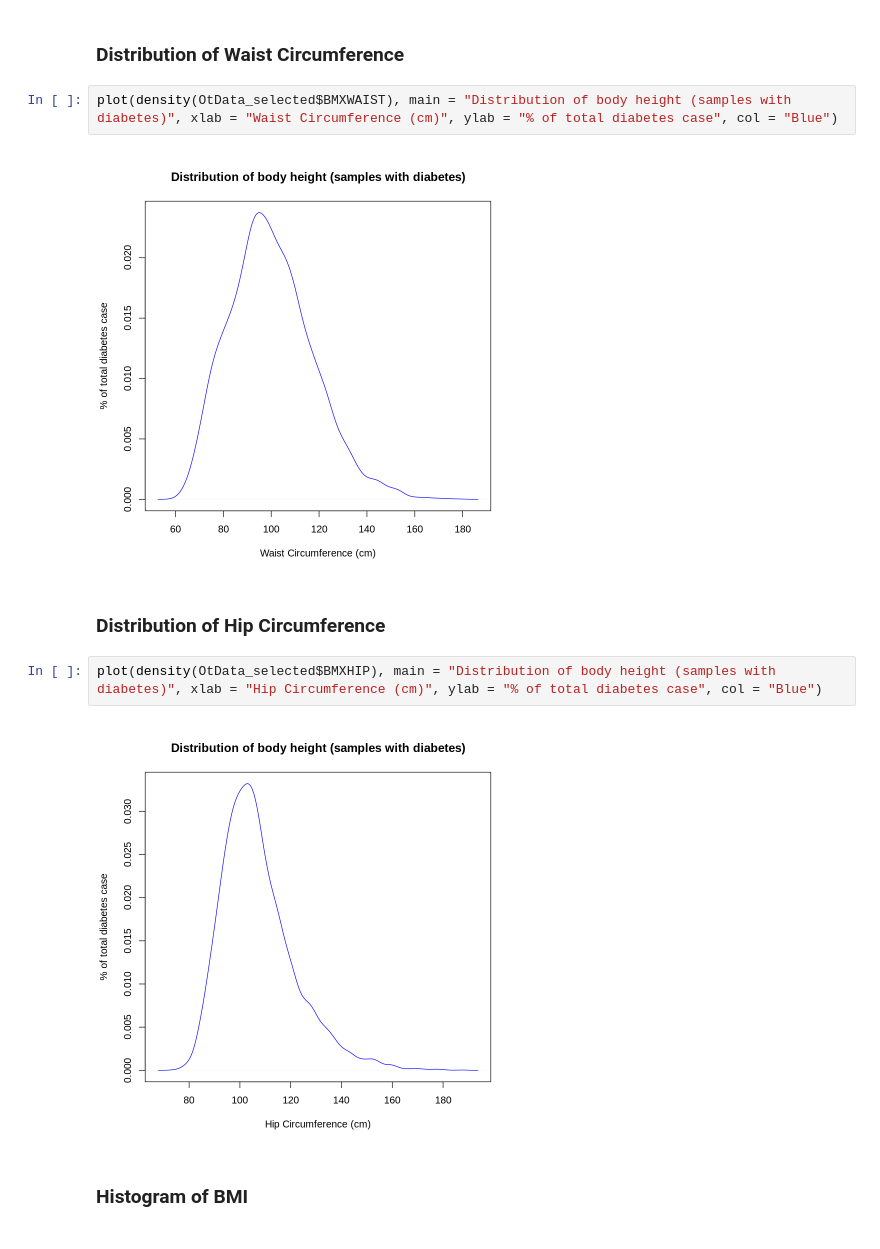
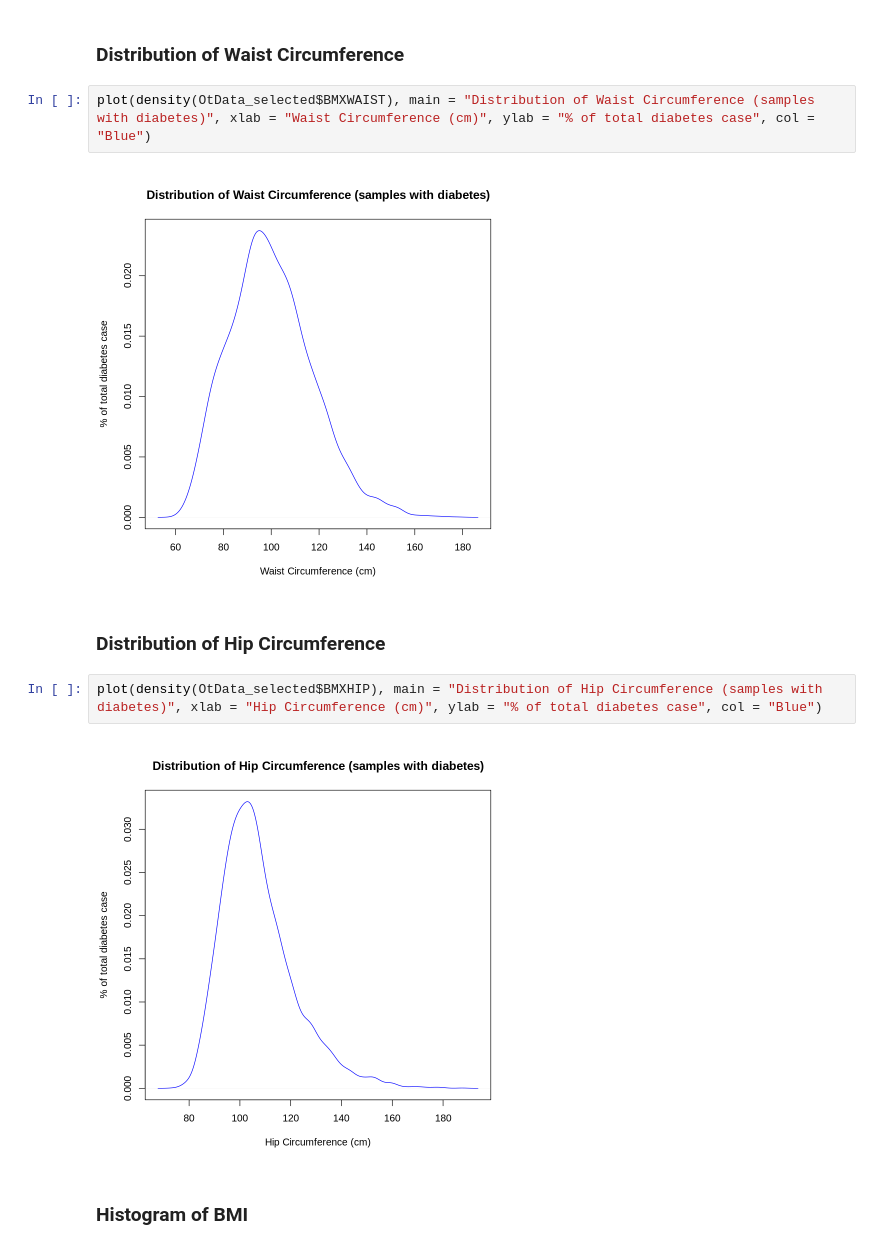
Before and after one commit to AlexLeungZ/SDSC2102-proj, a Jupyter notebook: diabetes.ipynb, the cells around one changed output. Saved outputs shown, nothing was run; the diff lists cells and outputs as text.

```diff
--- a/diabetes.ipynb
+++ b/diabetes.ipynb
@@ -126,15 +128,15 @@ plot(density(OtData_selected$BMXHT), main = "Distribution of body height (sample
 # %% [markdown]
 ### Distribution of Waist Circumference
 # %%
-plot(density(OtData_selected$BMXWAIST), main = "Distribution of body height (samples with diabetes)", xlab = "Waist Circumference (cm)", ylab = "% of total diabetes case", col = "Blue")
+plot(density(OtData_selected$BMXWAIST), main = "Distribution of Waist Circumference (samples with diabetes)", xlab = "Waist Circumference (cm)", ylab = "% of total diabetes case", col = "Blue")
 # %% [output]
-[figure, old version]
+[figure, new version]
 # %% [markdown]
 ### Distribution of Hip Circumference
 # %%
-plot(density(OtData_selected$BMXHIP), main = "Distribution of body height (samples with diabetes)", xlab = "Hip Circumference (cm)", ylab = "% of total diabetes case", col = "Blue")
+plot(density(OtData_selected$BMXHIP), main = "Distribution of Hip Circumference (samples with diabetes)", xlab = "Hip Circumference (cm)", ylab = "% of total diabetes case", col = "Blue")
 # %% [output]
-[figure, old version]
+[figure, new version]
 # %% [markdown]
 ### Histogram of BMI
 # %%
```
Also changed, not shown: parts of 5 cells of this notebook, 1 other file.
